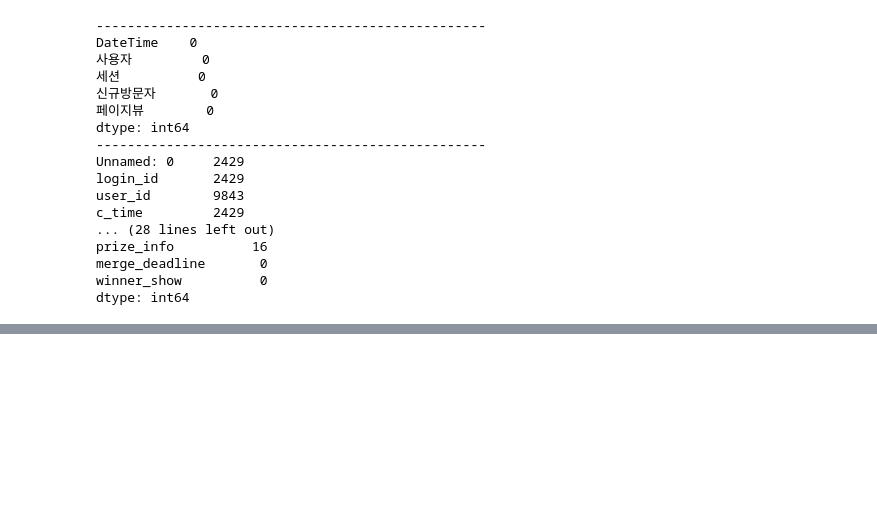
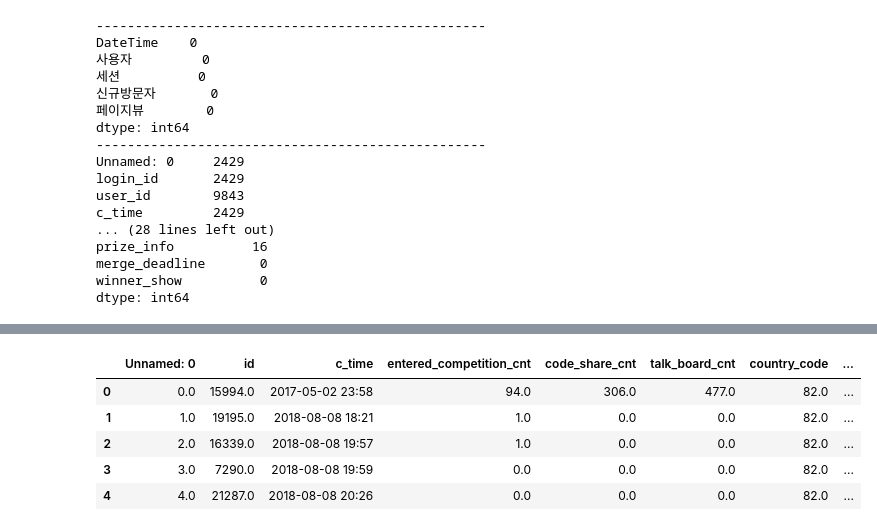
Before and after one commit to hundredeuk2/python, a Jupyter notebook: Dacon/2020DATACONCUP/FirstTry.ipynb, the cells around one changed output, grey strips where cells are left out. Drawn from its saved outputs; the diff is of its cells as text; code cells hidden in the pictures; blank space fills up the shorter version.

```diff
--- a/Dacon/2020DATACONCUP/FirstTry.ipynb
+++ b/Dacon/2020DATACONCUP/FirstTry.ipynb
@@ -53,0 +88,9 @@ dtype: int64
+# %%
+user_df.head()
+# %% [output]
+|  | Unnamed: 0 | id | c_time | entered_competition_cnt | code_share_cnt | talk_board_cnt | country_code | ... |
+| 0 | 0.0 | 15994.0 | 2017-05-02 23:58 | 94.0 | 306.0 | 477.0 | 82.0 | ... |
+| 1 | 1.0 | 19195.0 | 2018-08-08 18:21 | 1.0 | 0.0 | 0.0 | 82.0 | ... |
+| 2 | 2.0 | 16339.0 | 2018-08-08 19:57 | 1.0 | 0.0 | 0.0 | 82.0 | ... |
+| 3 | 3.0 | 7290.0 | 2018-08-08 19:59 | 0.0 | 0.0 | 0.0 | 82.0 | ... |
+| 4 | 4.0 | 21287.0 | 2018-08-08 20:26 | 0.0 | 0.0 | 0.0 | 82.0 | ... |
```
Also changed, not shown: parts of 11 cells of this notebook.
